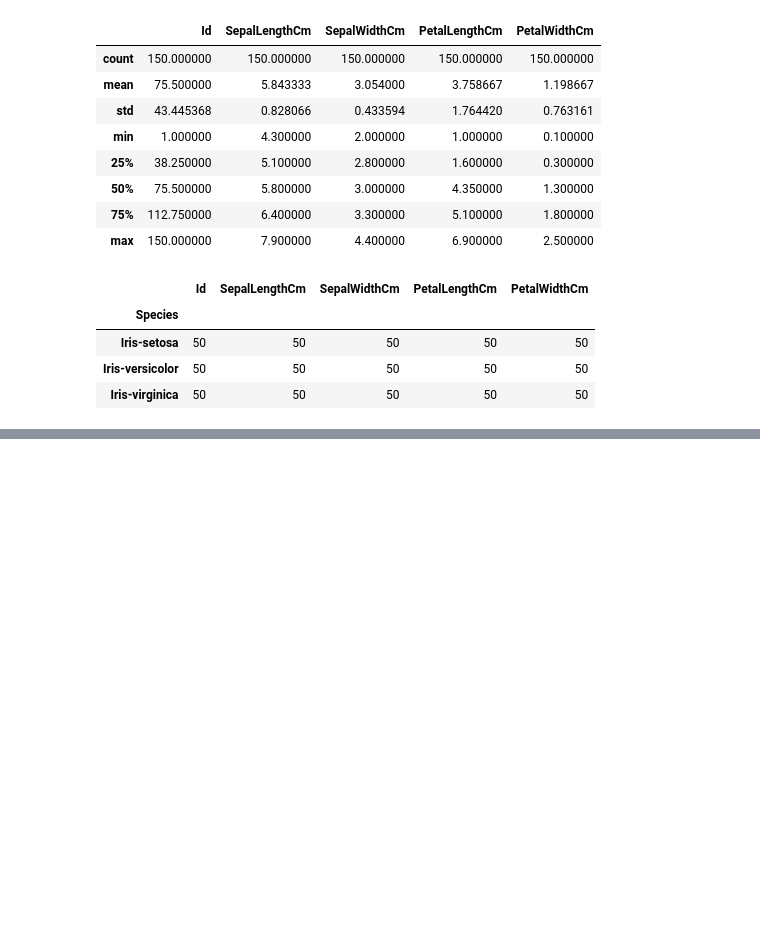
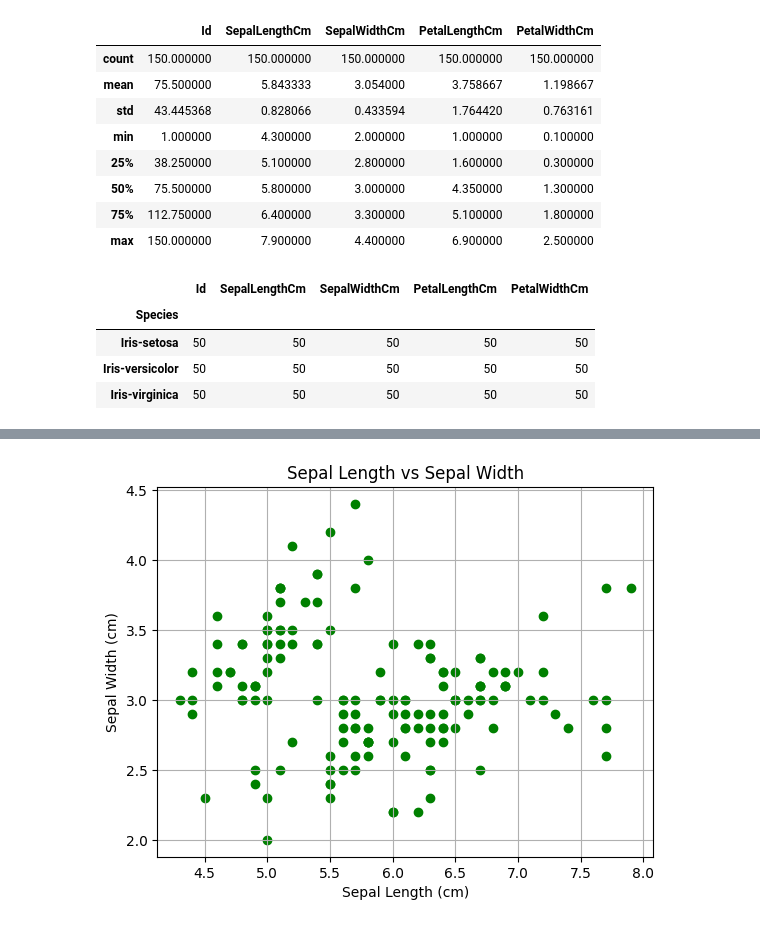
Before and after one commit to SHASHANK8412/IRIS, a Jupyter notebook: IRIS.ipynb, the cells around one changed output, grey strips where cells are left out. Cells and saved outputs as stored; diff of their text form; code cells hidden in the pictures; blank space fills up the shorter version.

```diff
--- a/IRIS.ipynb
+++ b/IRIS.ipynb
@@ -95,0 +164,11 @@ df.groupby('Species').count()
+# %%
+#11. Write a Python program to create a graph to find relationship between the sepal length
+#and width.
+plt.scatter(df['SepalLengthCm'], df['SepalWidthCm'], c='green')
+plt.title('Sepal Length vs Sepal Width')
+plt.xlabel('Sepal Length (cm)')
+plt.ylabel('Sepal Width (cm)')
+plt.grid(True)
+plt.show()
+# %% [output]
+[figure, added]
```
Also changed, not shown: parts of 8 cells of this notebook.
